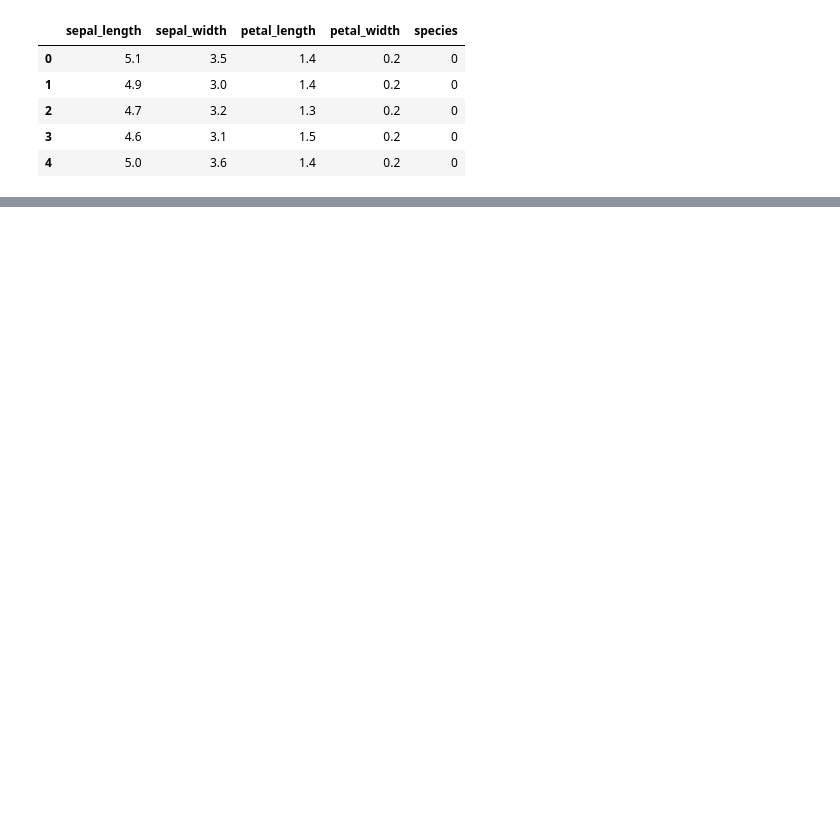
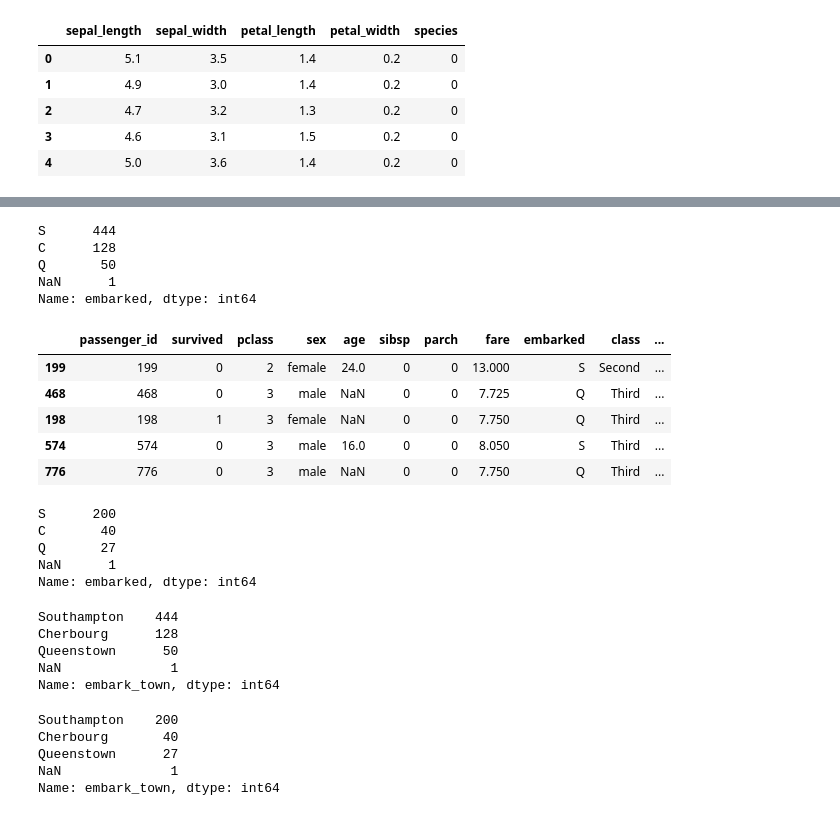
Before and after one commit to SaraPena/ds-methodologies-exercises, a Jupyter notebook: classification/classification_exercises.ipynb, the cells around one changed output, grey strips where cells are left out. Saved outputs shown, nothing was run; the diff lists cells and outputs as text; code cells hidden in the pictures; blank space fills up the shorter version.

Commit message:
Update classification_exercises.ipynb - data prep

```diff
--- a/classification/classification_exercises.ipynb
+++ b/classification/classification_exercises.ipynb
@@ -415,0 +408,2 @@ df_iris.head()
+# %%
+df_titanic = acquire.get_titanic_data()
@@ -415,0 +434,29 @@ df_iris.head()
+# %%
+#split the data into train and test
+train, test = train_test_split(df_titanic, test_size = .3, random_state = 123, stratify = df_titanic.survived)
+# %%
+#Look at values in embarked column.
+train.embarked.value_counts(dropna=False)
+# %% [output]
+S      444
+C      128
+Q       50
+NaN      1
+Name: embarked, dtype: int64
+# %%
+train.head()
+# %% [output]
+|  | passenger_id | survived | pclass | sex | age | sibsp | parch | fare | embarked | class | ... |
+| 199 | 199 | 0 | 2 | female | 24.0 | 0 | 0 | 13.000 | S | Second | ... |
+| 468 | 468 | 0 | 3 | male | NaN | 0 | 0 | 7.725 | Q | Third | ... |
+| 198 | 198 | 1 | 3 | female | NaN | 0 | 0 | 7.750 | Q | Third | ... |
+| 574 | 574 | 0 | 3 | male | 16.0 | 0 | 0 | 8.050 | S | Third | ... |
+| 776 | 776 | 0 | 3 | male | NaN | 0 | 0 | 7.750 | Q | Third | ... |
+# %%
+test.embarked.value_counts(dropna=False)
+# %% [output]
+S      200
+C       40
+Q       27
+NaN      1
+Name: embarked, dtype: int64
@@ -415,0 +467,17 @@ df_iris.head()
+# %%
+#Look at values in the train and test embark_town column.
+train.embark_town.value_counts(dropna=False)
+# %% [output]
+Southampton    444
+Cherbourg      128
+Queenstown      50
+NaN              1
+Name: embark_town, dtype: int64
+# %%
+test.embark_town.value_counts(dropna=False)
+# %% [output]
+Southampton    200
+Cherbourg       40
+Queenstown      27
+NaN              1
+Name: embark_town, dtype: int64
```
Also changed, not shown: parts of 47 cells of this notebook.
